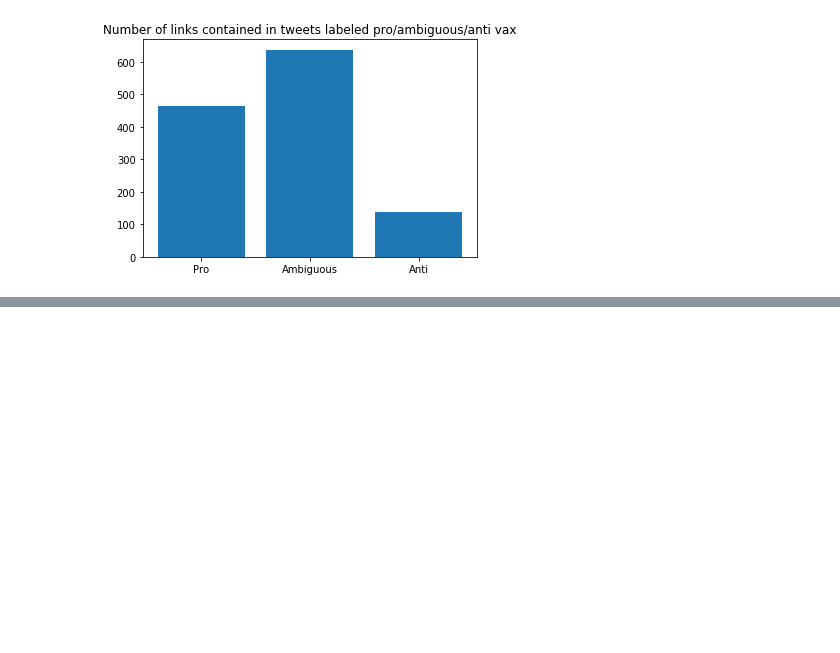
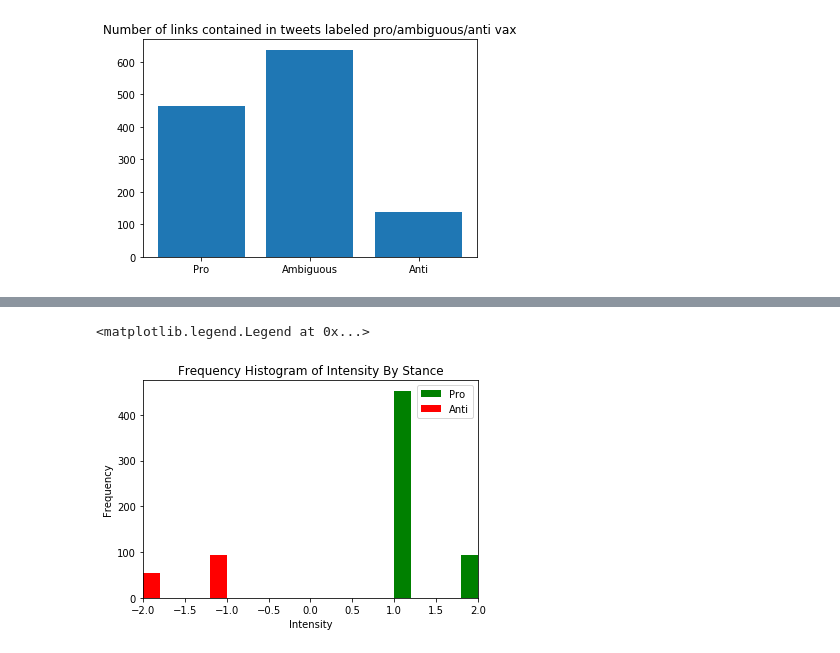
Before and after one commit to Kayala47/sure-2020, a Jupyter notebook: sure-2020-features.ipynb, the cells around one changed output, grey strips where cells are left out. Drawn from its saved outputs; the diff is of its cells as text; code cells hidden in the pictures; blank space fills up the shorter version.

```diff
--- a/sure-2020-features.ipynb
+++ b/sure-2020-features.ipynb
@@ -125,2 +197,27 @@ pyplot.show()
 # %%
 #let's explore the intensity feature
+# %%
+#plotting intensity
+
+inte_pro = data.loc[data['stance'] == 1.0, 'intensity']
+inte_amb = data.loc[data['stance'] == 0.0, 'intensity']
+inte_anti = data.loc[data['stance'] == -1.0, 'intensity']
+
+inte_total = data['intensity']
+
+kwargs = dict(alpha=1, bins=5)
+
+pyplot.hist(inte_pro, **kwargs, color='g', label='Pro')
+# pyplot.hist(inte_amb, **kwargs, color='b', label='Ambiguous')
+pyplot.hist(inte_anti, **kwargs, color='r', label='Anti')
+
+
+
+pyplot.gca().set(title='Frequency Histogram of Intensity By Stance', ylabel='Frequency', xlabel='Intensity')
+pyplot.xlim(-2, 2)
+pyplot.legend()
+
+# print("Can't see any trends")
+# %% [output]
+<matplotlib.legend.Legend at 0x...>
+[figure, added]
```
Also changed, not shown: parts of 9 cells of this notebook.
